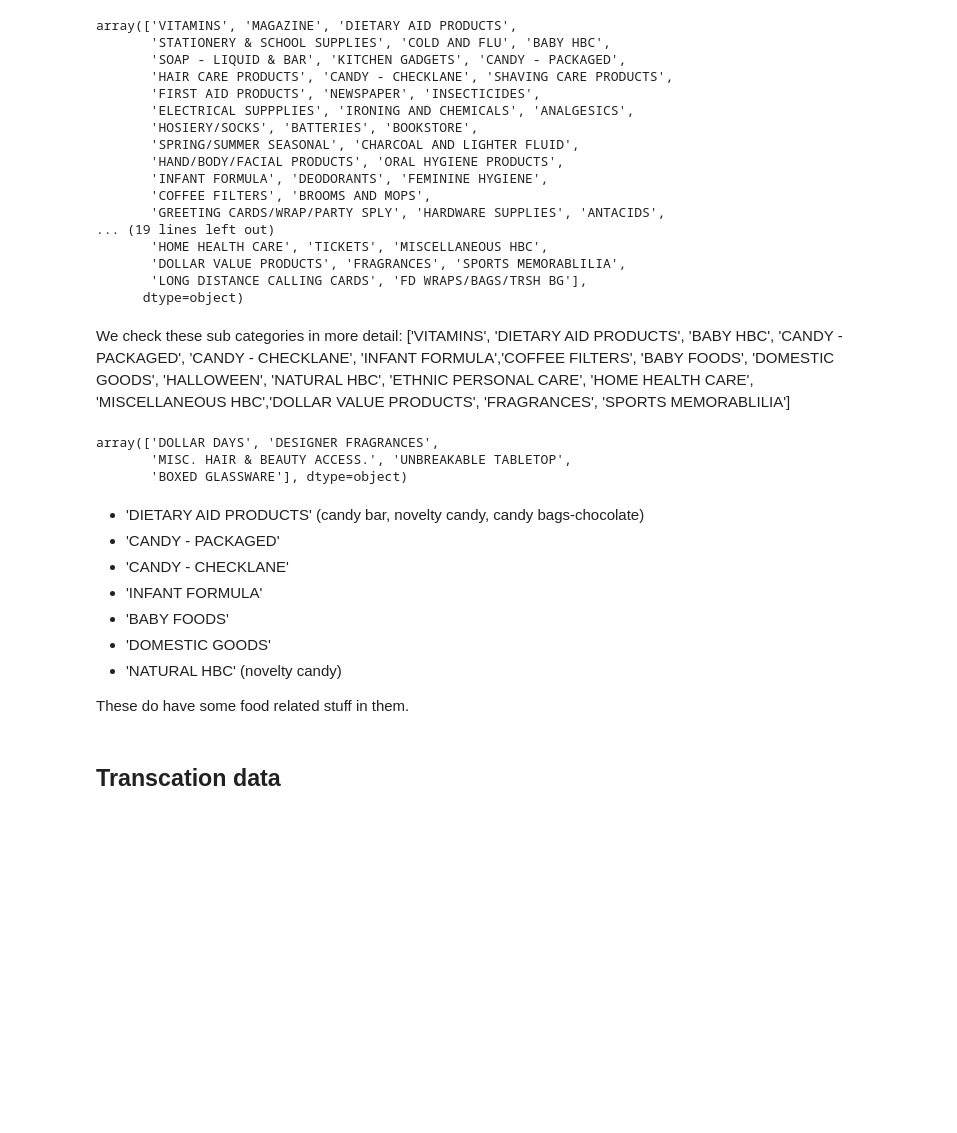
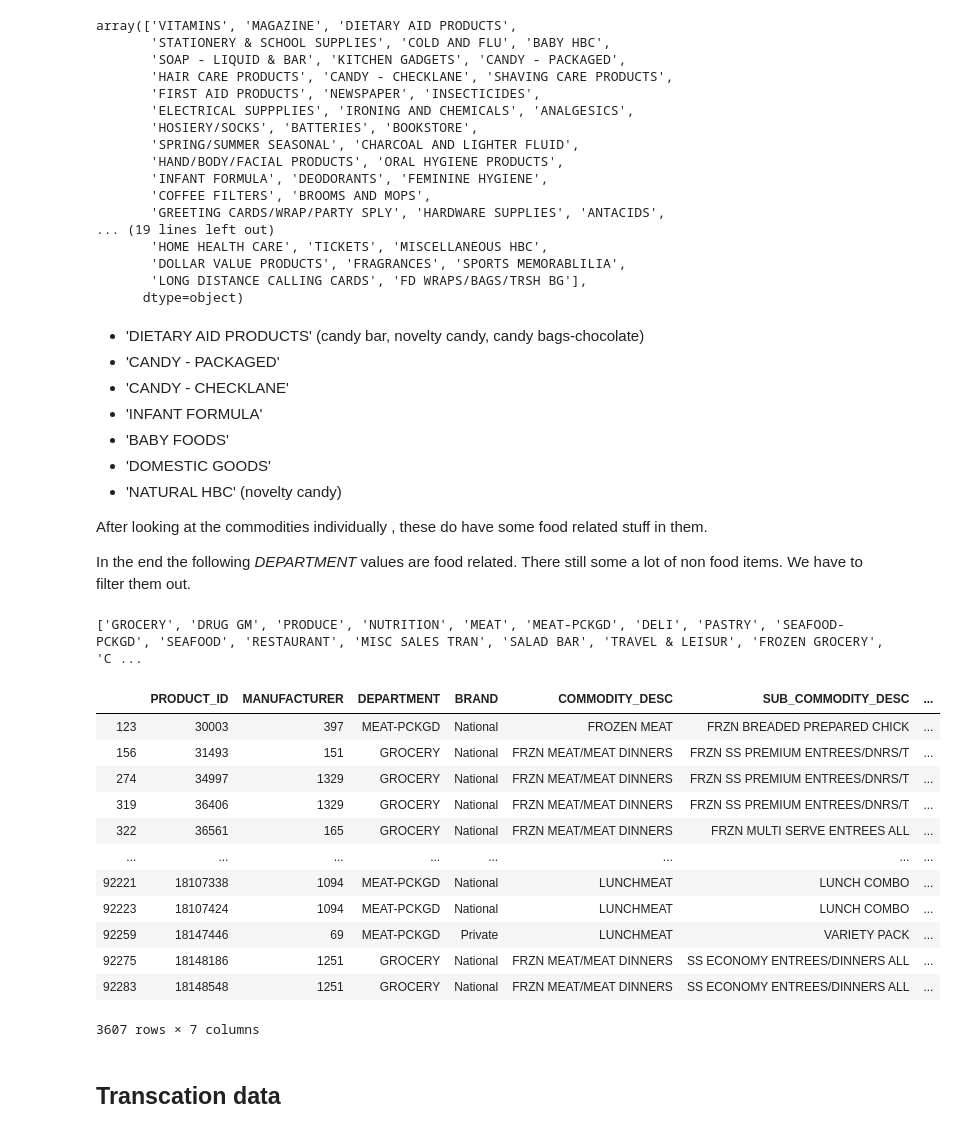
Before and after one commit to whateverforever/ada-2019-project, a Jupyter notebook: data_analysis.ipynb, the cells around one changed output. Cells and saved outputs as stored; diff of their text form; code cells hidden in the pictures; blank space fills up the shorter version.

Commit message:
Filtered all food related departments

```diff
--- a/data_analysis.ipynb
+++ b/data_analysis.ipynb
@@ -234,15 +322,6 @@ array(['VITAMINS', 'MAGAZINE', 'DIETARY AID PRODUCTS',
        'DOLLAR VALUE PRODUCTS', 'FRAGRANCES', 'SPORTS MEMORABLILIA',
        'LONG DISTANCE CALLING CARDS', 'FD WRAPS/BAGS/TRSH BG'],
       dtype=object)
-# %% [markdown]
-We check these sub categories in more detail: ['VITAMINS', 'DIETARY AID PRODUCTS', 'BABY HBC', 'CANDY - PACKAGED', 'CANDY - CHECKLANE', 'INFANT FORMULA','COFFEE FILTERS', 'BABY FOODS', 'DOMESTIC GOODS', 'HALLOWEEN', 'NATURAL HBC', 'ETHNIC PERSONAL CARE', 'HOME HEALTH CARE', 'MISCELLANEOUS HBC','DOLLAR VALUE PRODUCTS', 'FRAGRANCES', 'SPORTS MEMORABLILIA']
-# %%
-df_drug = frames["DRUG GM"]
-df_drug[df_drug["COMMODITY_DESC"].apply(lambda x: x =='DOLLAR VALUE PRODUCTS')]["SUB_COMMODITY_DESC"].unique()
-# %% [output]
-array(['DOLLAR DAYS', 'DESIGNER FRAGRANCES',
-       'MISC. HAIR & BEAUTY ACCESS.', 'UNBREAKABLE TABLETOP',
-       'BOXED GLASSWARE'], dtype=object)
 # %% [markdown]
 * 'DIETARY AID PRODUCTS' (candy bar, novelty candy, candy bags-chocolate)
 * 'CANDY - PACKAGED'
@@ -252,7 +331,39 @@ array(['DOLLAR DAYS', 'DESIGNER FRAGRANCES',
 * 'DOMESTIC GOODS'
 * 'NATURAL HBC' (novelty candy)
 
-These do have some food related stuff in them.
+After looking at the commodities individually , these do have some food related stuff in them.
+
+In the end the following *DEPARTMENT* values are food related. There still some a lot of non food items. We have to filter them out.
+# %%
+list_dep_food = ["GROCERY", "DRUG GM", "PRODUCE", "NUTRITION", "MEAT","MEAT-PCKGD","DELI","PASTRY", "SEAFOOD-PCKGD", "SEAFOOD",
+                 "RESTAURANT", "MISC SALES TRAN", "SALAD BAR", "TRAVEL & LEISUR", "FROZEN GROCERY", "CHEF SHOPPE", "DAIRY DELI",
+                 "GM MERCH EXP", "DELI/SNACK BAR", "GRO BAKERY", "PORK", "MEAT-WHSE"]
+non_food = ["COSMETICS", "FLORAL", "CHARITABLE CONT", "MISC. TRANS.", "SPIRITS", "GARDEN CENTER",
+            "COUP/STR & MFG", "KIOSK-GAS", "RX", "CNTRL/STORE SUP", "POSTAL CENTER", "TOYS",
+            "VIDEO RENTAL", "PHOTO", "PROD-WHS SALES", "CHARITABLE CONT", "AUTOMOTIVE", "VIDEO",
+            "ELECT &PLUMBING","HOUSEWARES", "PHARMACY SUPPLY", "HBC", " "]
+print(list_dep_food)
+# %% [output]
+['GROCERY', 'DRUG GM', 'PRODUCE', 'NUTRITION', 'MEAT', 'MEAT-PCKGD', 'DELI', 'PASTRY', 'SEAFOOD-PCKGD', 'SEAFOOD', 'RESTAURANT', 'MISC SALES TRAN', 'SALAD BAR', 'TRAVEL & LEISUR', 'FROZEN GROCERY', 'C ...
+# %%
+df_food = df_products[df_products["DEPARTMENT"].apply(lambda x : x in list_dep_food)]
+np.sort(df_food["COMMODITY_DESC"].unique())
+df_meat = df_food[df_food["COMMODITY_DESC"].str.contains("MEAT")]
+df_fish = df_
+# %% [output]
+|  | PRODUCT_ID | MANUFACTURER | DEPARTMENT | BRAND | COMMODITY_DESC | SUB_COMMODITY_DESC | ... |
+| 123 | 30003 | 397 | MEAT-PCKGD | National | FROZEN MEAT | FRZN BREADED PREPARED CHICK | ... |
+| 156 | 31493 | 151 | GROCERY | National | FRZN MEAT/MEAT DINNERS | FRZN SS PREMIUM ENTREES/DNRS/T | ... |
+| 274 | 34997 | 1329 | GROCERY | National | FRZN MEAT/MEAT DINNERS | FRZN SS PREMIUM ENTREES/DNRS/T | ... |
+| 319 | 36406 | 1329 | GROCERY | National | FRZN MEAT/MEAT DINNERS | FRZN SS PREMIUM ENTREES/DNRS/T | ... |
+| 322 | 36561 | 165 | GROCERY | National | FRZN MEAT/MEAT DINNERS | FRZN MULTI SERVE ENTREES ALL | ... |
+| ... | ... | ... | ... | ... | ... | ... | ... |
+| 92221 | 18107338 | 1094 | MEAT-PCKGD | National | LUNCHMEAT | LUNCH COMBO | ... |
+| 92223 | 18107424 | 1094 | MEAT-PCKGD | National | LUNCHMEAT | LUNCH COMBO | ... |
+| 92259 | 18147446 | 69 | MEAT-PCKGD | Private | LUNCHMEAT | VARIETY PACK | ... |
+| 92275 | 18148186 | 1251 | GROCERY | National | FRZN MEAT/MEAT DINNERS | SS ECONOMY ENTREES/DINNERS ALL | ... |
+| 92283 | 18148548 | 1251 | GROCERY | National | FRZN MEAT/MEAT DINNERS | SS ECONOMY ENTREES/DINNERS ALL | ... |
+3607 rows × 7 columns
 # %% [markdown]
 ## Transcation data
 # %%
```
Also changed, not shown: parts of 12 cells of this notebook.
